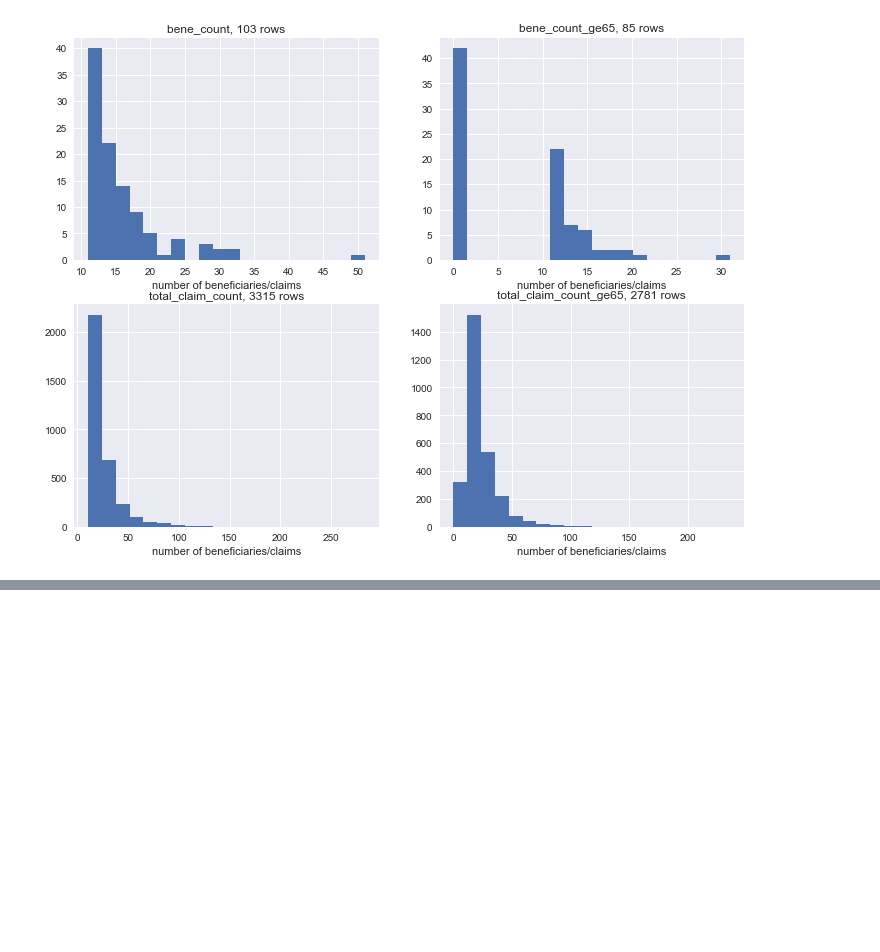
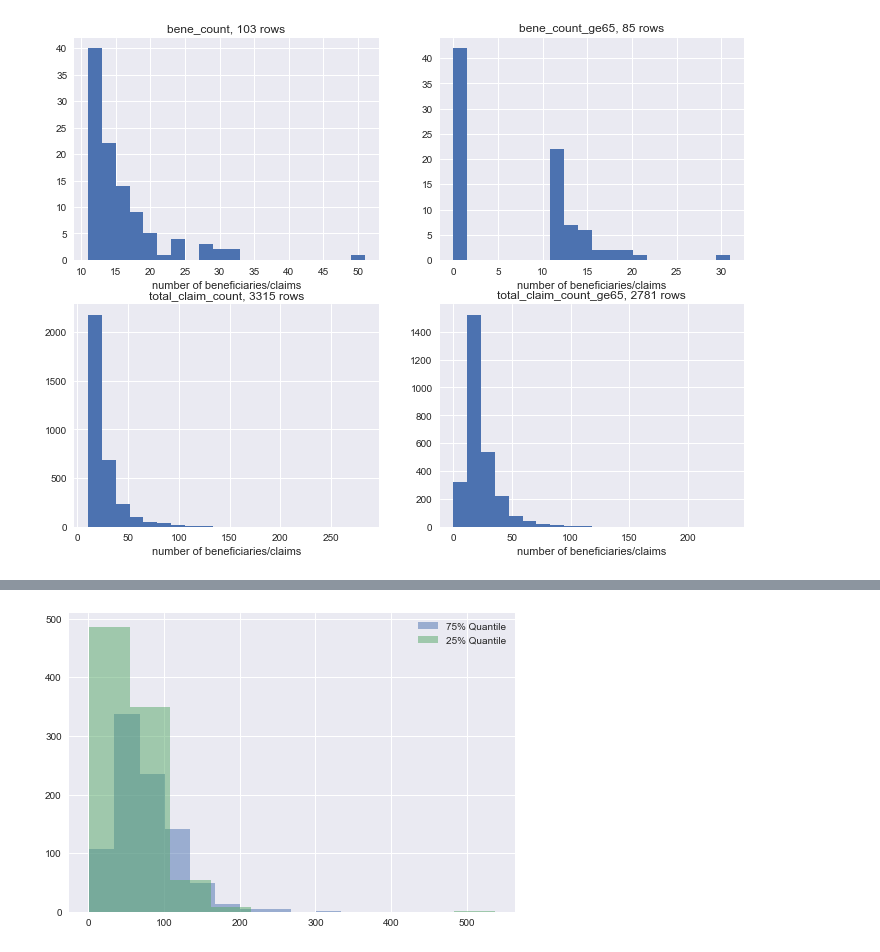
Before and after one commit to m3ngineer/med-mapper, a Jupyter notebook: imbruvica_eda.ipynb, the cells around one changed output, grey strips where cells are left out. Cells and saved outputs as stored; diff of their text form; code cells hidden in the pictures; blank space fills up the shorter version.

Commit message:
EDA imbruvica

```diff
--- a/imbruvica_eda.ipynb
+++ b/imbruvica_eda.ipynb
@@ -308,0 +283,8 @@ beneficiary_average_risk_score
+# %%
+#Take columns that do not have false salues to make simple, initial model
+# need to make dummies for description_flag
+imbruvica_simp_cols = imbruvica.columns[imbruvica.isnull().any() != True]
+imbruvica_simp = imbruvica[imbruvica_simp_cols]
+drop_cols = ['nppes_provider_last_org_name', 'nppes_provider_first_name', 'nppes_provider_city', 'nppes_provider_state', 'specialty_description', 'drug_name', 'generic_name', 'description_flag']
+imbruvica_simp.set_index('npi', inplace=True)
+imbruvica_simp.drop(drop_cols, axis=1, inplace=True)
@@ -308,0 +327,9 @@ beneficiary_average_risk_score
+# %%
+top25 = imbruvica_simp[imbruvica_simp['total_claim_count'] >= imbruvica_simp['total_claim_count'].quantile(0.75)]
+bottom25 = imbruvica_simp[imbruvica_simp['total_claim_count'] <= imbruvica_simp['total_claim_count'].quantile(0.25)]
+
+top25['beneficiary_male_count'].hist(alpha=0.5, label='75% Quantile')
+bottom25['beneficiary_male_count'].hist(alpha=0.5, label='25% Quantile')
+plt.legend();
+# %% [output]
+[figure, added]
```
Also changed, not shown: parts of 15 cells of this notebook.
